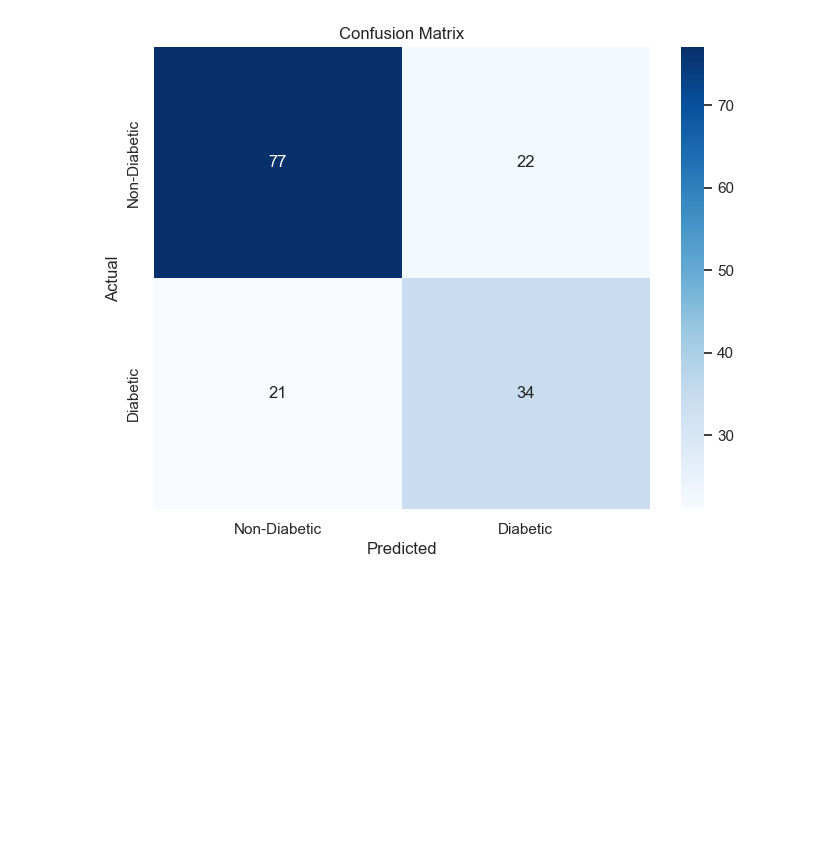
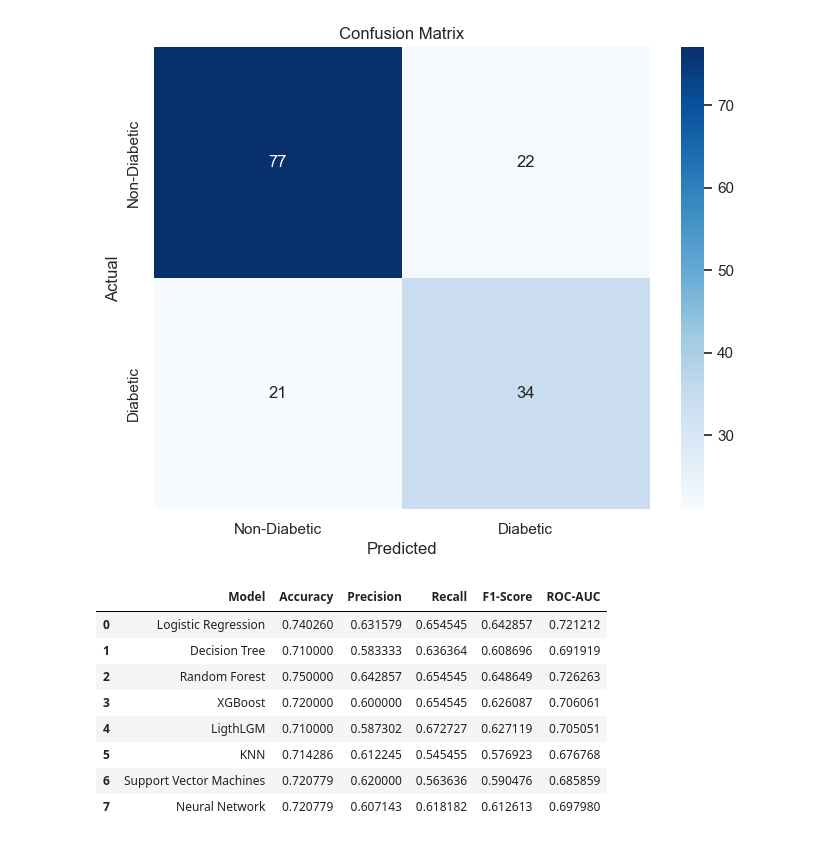
Before and after one commit to sultanbeishenkulov/Pima-Diabetes-Prediction, a Jupyter notebook: diabetes_predictions.ipynb, the cells around one changed output. Cells and saved outputs as stored; diff of their text form; code cells hidden in the pictures; blank space fills up the shorter version.

Commit message:
added metric df to compare models perfomance

```diff
--- a/diabetes_predictions.ipynb
+++ b/diabetes_predictions.ipynb
@@ -327,8 +323,8 @@ plt.show()
 model = xgb.XGBClassifier(random_state = 42, use_label_encoder = False)
 model.fit(X_train, y_train)
 y_pred_xgb = model.predict(X_test)
-accuracy = round(accuracy_score(y_test, y_pred_xgb),2)
-print(accuracy)
+accuracy_xgb = round(accuracy_score(y_test, y_pred_xgb),2)
+print(accuracy_xgb)
 conf_matrix_xgb = confusion_matrix(y_test, y_pred_xgb)
 class_report_xgb = classification_report(y_test, y_pred_xgb, output_dict=True)
 print(conf_matrix_xgb)
@@ -430,9 +426,9 @@ X_test_scaled = scaler.transform(X_test)
 knn = KNeighborsClassifier(n_neighbors=5)
 knn.fit(X_train_scaled, y_train)
 # Make predictions
-y_pred = knn.predict(X_test_scaled)
+y_pred_knn = knn.predict(X_test_scaled)
 # Evaluate the model
-accuracy = accuracy_score(y_test, y_pred)
-conf_matrix = confusion_matrix(y_test, y_pred)
-class_report = classification_report(y_test, y_pred, output_dict=True)
+accuracy_knn = accuracy_score(y_test, y_pred_knn)
+conf_matrix = confusion_matrix(y_test, y_pred_knn)
+class_report = classification_report(y_test, y_pred_knn, output_dict=True)
 # %%
@@ -467,8 +463,8 @@ plt.show()
 model = svm.SVC()
 model.fit(X_train, y_train)
 y_pred_svm = model.predict(X_test)
-accuracy = accuracy_score(y_test, y_pred_svm)
-print(f"accuracy is {round(accuracy, 2)}")
+accuracy_svm = accuracy_score(y_test, y_pred_svm)
+print(f"accuracy is {round(accuracy_svm, 2)}")
 conf_matrix_svm = confusion_matrix(y_test, y_pred_svm)
 class_report_svm = classification_report(y_test, y_pred_svm, output_dict=True)
 print(classification_report(y_test, y_pred_svm))
@@ -532,7 +528,7 @@ Epoch 50/50
 y_pred_prob = model_nn.predict(X_test)
 y_pred_nn = (y_pred_prob > 0.5).astype(int)
 
-accuracy = accuracy_score(y_test, y_pred_nn)
+accuracy_nn = accuracy_score(y_test, y_pred_nn)
 conf_matrix_nn = confusion_matrix(y_test, y_pred_nn)
 class_report = classification_report(y_test, y_pred_nn, output_dict=True)
 
@@ -564,0 +617,13 @@ plt.show()
+# %%
+metric_df = pd.DataFrame(metrics)
+metric_df
+# %% [output]
+|  | Model | Accuracy | Precision | Recall | F1-Score | ROC-AUC |
+| 0 | Logistic Regression | 0.740260 | 0.631579 | 0.654545 | 0.642857 | 0.721212 |
+| 1 | Decision Tree | 0.710000 | 0.583333 | 0.636364 | 0.608696 | 0.691919 |
+| 2 | Random Forest | 0.750000 | 0.642857 | 0.654545 | 0.648649 | 0.726263 |
+| 3 | XGBoost | 0.720000 | 0.600000 | 0.654545 | 0.626087 | 0.706061 |
+| 4 | LigthLGM | 0.710000 | 0.587302 | 0.672727 | 0.627119 | 0.705051 |
+| 5 | KNN | 0.714286 | 0.612245 | 0.545455 | 0.576923 | 0.676768 |
+| 6 | Support Vector Machines | 0.720779 | 0.620000 | 0.563636 | 0.590476 | 0.685859 |
+| 7 | Neural Network | 0.720779 | 0.607143 | 0.618182 | 0.612613 | 0.697980 |
```
Also changed, not shown: parts of 11 cells of this notebook.
